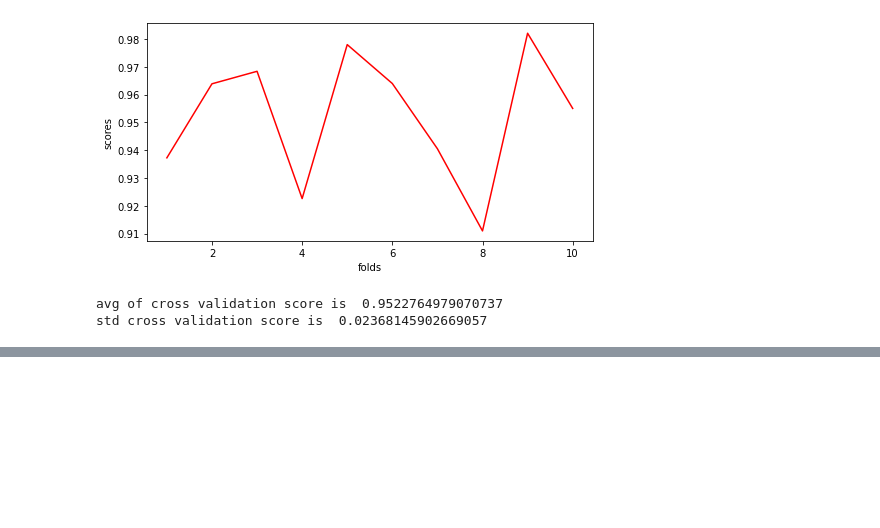
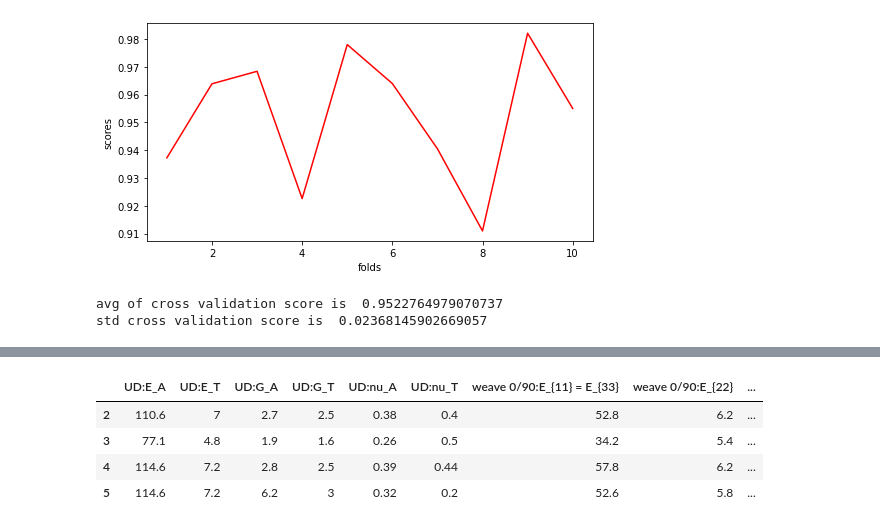
Before and after one commit to itayzaada/DCB_prediction_Using_Machine_Learning, a Jupyter notebook: Prediction of the ERR for mode I (DCB) for a composite laminate with arbitrary properties using ML.ipynb, the cells around one changed output, grey strips where cells are left out. Saved outputs shown, nothing was run; the diff lists cells and outputs as text; code cells hidden in the pictures; blank space fills up the shorter version.

```diff
--- a/Prediction of the ERR for mode I (DCB) for a composite laminate with arbitrary properties using ML.ipynb
+++ b/Prediction of the ERR for mode I (DCB) for a composite laminate with arbitrary properties using ML.ipynb
@@ -1194,0 +1275,15 @@ dfn_2
+# %%
+df_test=dataset2
+df_test=df_test.drop(['Model Properties change'], axis=1)
+df_test
+y_test = df_test.loc[:,"J-Integral [N/m]":"J-Integral [N/m]"].values ## take the y postive
+dftest = df_test.drop(columns=["J-Integral [N/m]"])## drop the y ##
+
+x_test = dftest.values ## last col
+dftest
+# %% [output]
+|  | UD:E_A | UD:E_T | UD:G_A | UD:G_T | UD:nu_A | UD:nu_T | weave 0/90:E_{11} = E_{33} | weave 0/90:E_{22} | ... |
+| 2 | 110.6 | 7 | 2.7 | 2.5 | 0.38 | 0.4 | 52.8 | 6.2 | ... |
+| 3 | 77.1 | 4.8 | 1.9 | 1.6 | 0.26 | 0.5 | 34.2 | 5.4 | ... |
+| 4 | 114.6 | 7.2 | 2.8 | 2.5 | 0.39 | 0.44 | 57.8 | 6.2 | ... |
+| 5 | 114.6 | 7.2 | 6.2 | 3 | 0.32 | 0.2 | 52.6 | 5.8 | ... |
```
Also changed, not shown: parts of 49 cells of this notebook.
